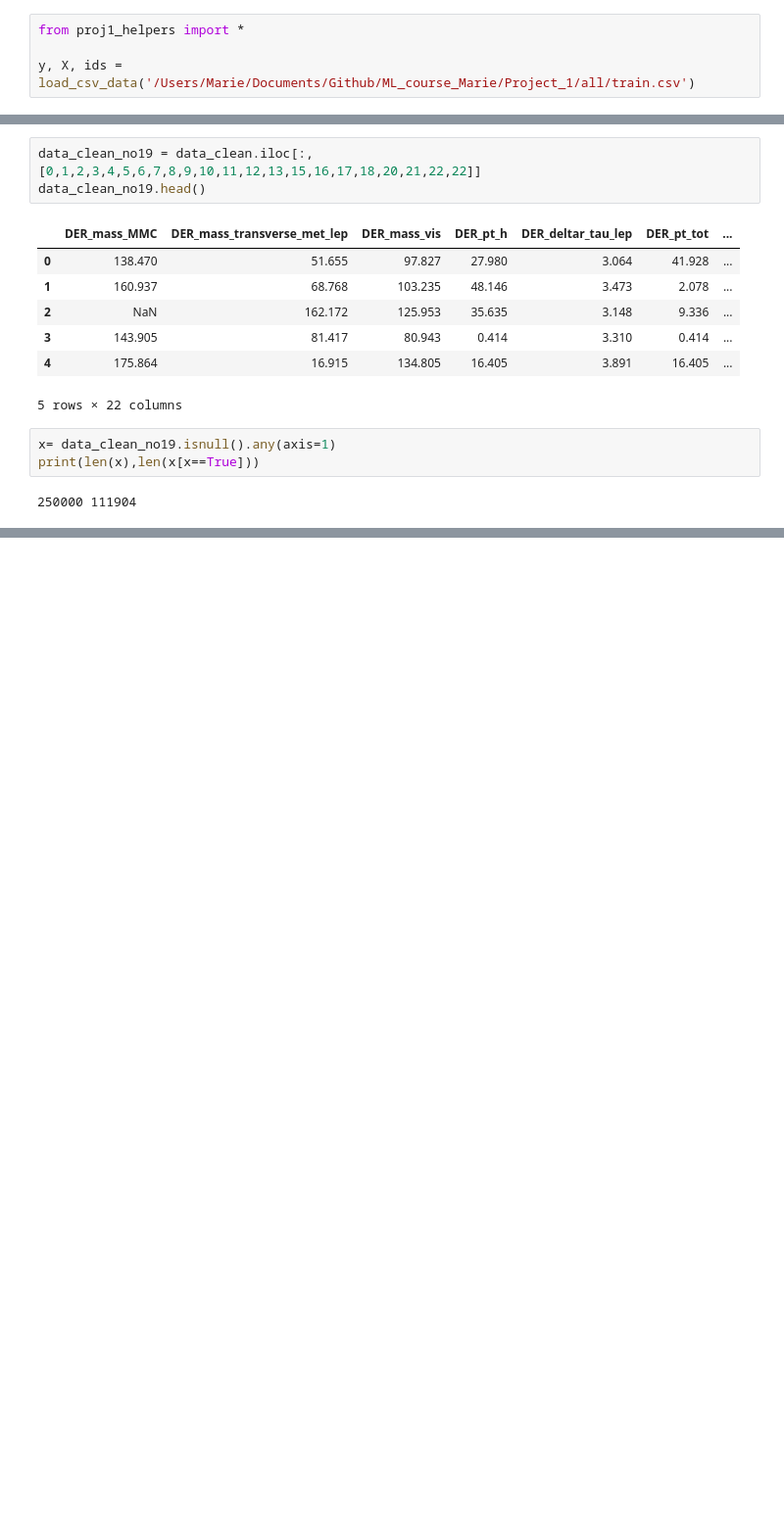
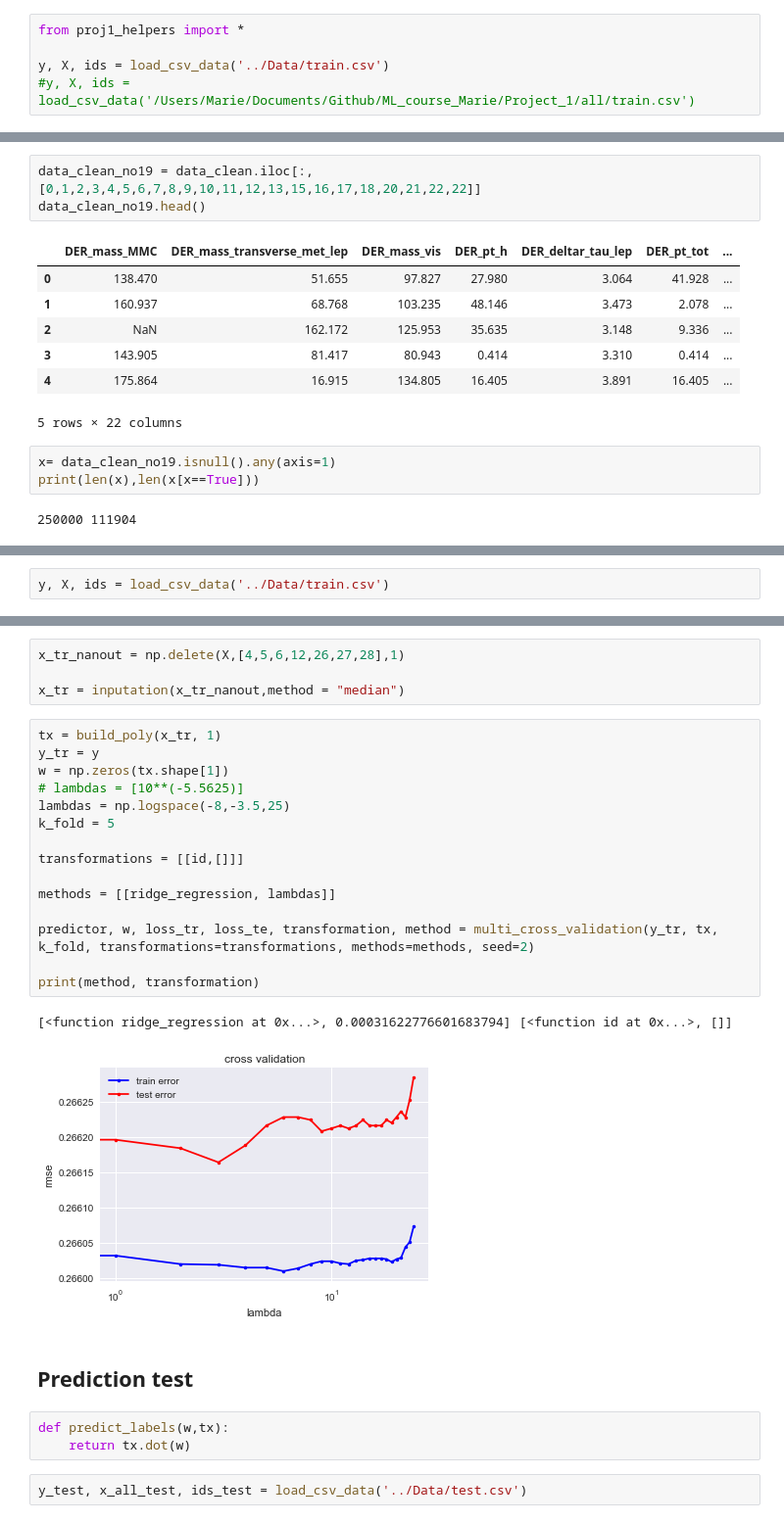
Before and after one commit to dufourc1/ML_CS433_project1, a Jupyter notebook: src/exploring_data_Marie_version.ipynb, the cells around one changed output, grey strips where cells are left out. Shown at 98% size. Drawn from its saved outputs; the diff is of its cells as text; blank space fills up the shorter version.

```diff
--- a/src/exploring_data_Marie_version.ipynb
+++ b/src/exploring_data_Marie_version.ipynb
@@ -24,6 +25,7 @@ from Regressions import *
 # %%
 from proj1_helpers import *
 
-y, X, ids = load_csv_data('/Users/Marie/Documents/Github/ML_course_Marie/Project_1/all/train.csv')
+y, X, ids = load_csv_data('../Data/train.csv')
+#y, X, ids = load_csv_data('/Users/Marie/Documents/Github/ML_course_Marie/Project_1/all/train.csv')
 # %%
 print('Y shape : ', y.shape)
@@ -454,0 +459,2 @@ print(len(x),len(x[x==True]))
+# %%
+y, X, ids = load_csv_data('../Data/train.csv')
@@ -454,0 +551,29 @@ print(len(x),len(x[x==True]))
+# %%
+x_tr_nanout = np.delete(X,[4,5,6,12,26,27,28],1)
+
+x_tr = inputation(x_tr_nanout,method = "median")
+# %%
+tx = build_poly(x_tr, 1)
+y_tr = y
+w = np.zeros(tx.shape[1])
+# lambdas = [10**(-5.5625)]
+lambdas = np.logspace(-8,-3.5,25)
+k_fold = 5
+
+transformations = [[id,[]]]
+
+methods = [[ridge_regression, lambdas]]
+
+predictor, w, loss_tr, loss_te, transformation, method = multi_cross_validation(y_tr, tx, k_fold, transformations=transformations, methods=methods, seed=2)
+
+print(method, transformation)
+# %% [output]
+[<function ridge_regression at 0x...>, 0.00031622776601683794] [<function id at 0x...>, []]
+[figure, added]
+# %% [markdown]
+## Prediction test
+# %%
+def predict_labels(w,tx):
+    return tx.dot(w)
+# %%
+y_test, x_all_test, ids_test = load_csv_data('../Data/test.csv')
```
Also changed, not shown: parts of 25 cells of this notebook, 1 other file.
